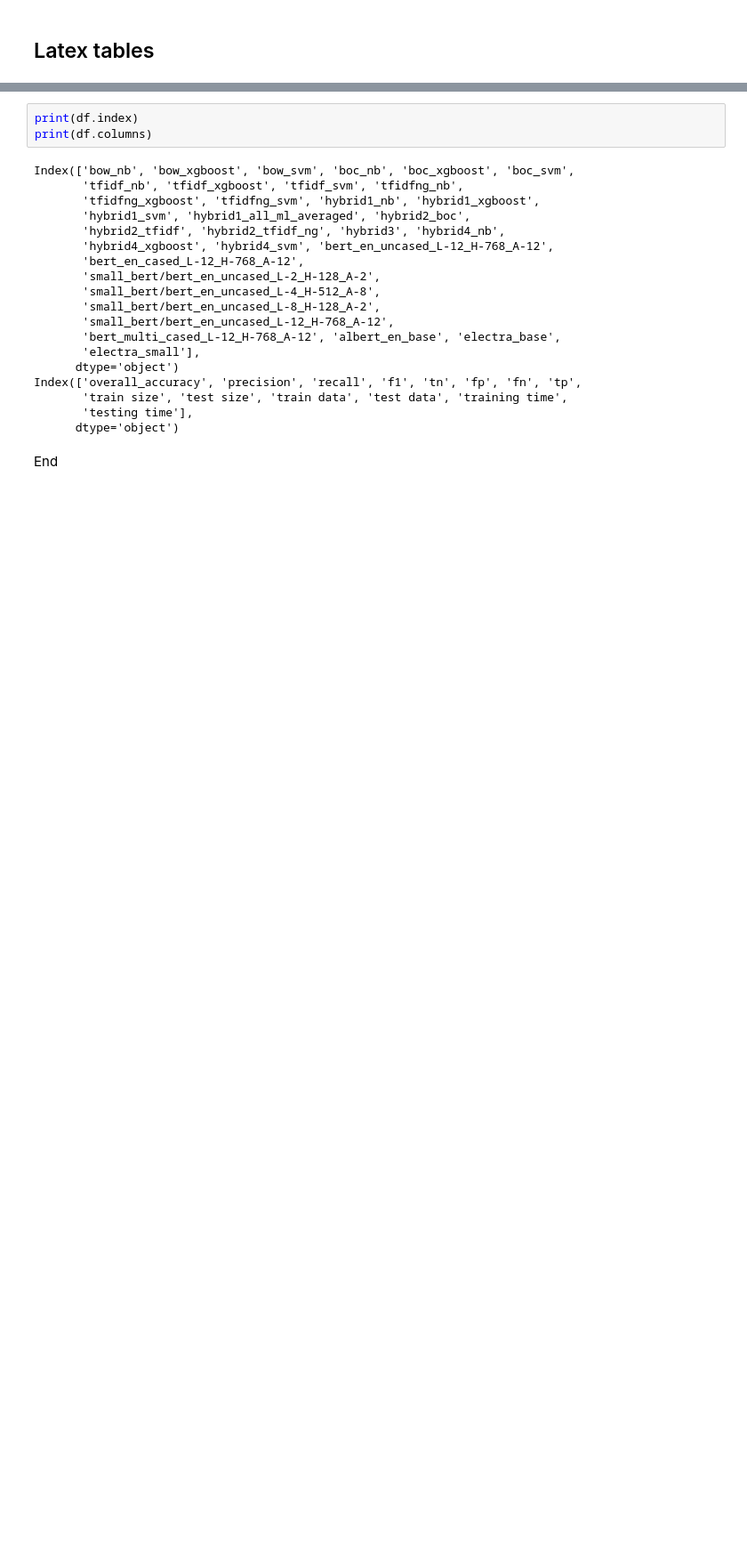
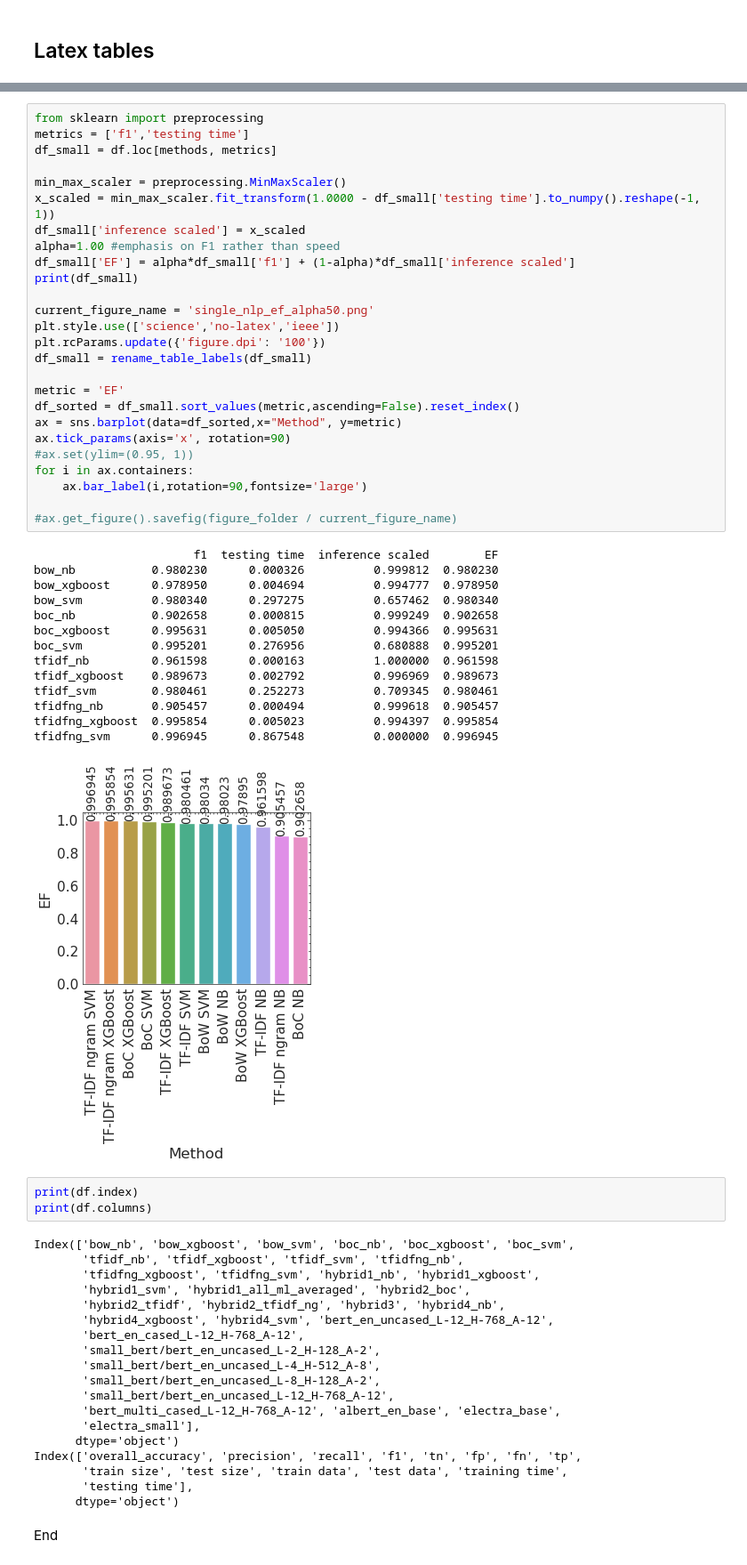
Before and after one commit to gdrlab/cascaded-sqli-detection, a Jupyter notebook: utils/Demonstrate_test_results.ipynb, the cells around one changed output, grey strips where cells are left out. Shown: that part at 89% size. Saved outputs shown, nothing was run; the diff lists cells and outputs as text; blank space fills up the shorter version.

```diff
--- a/utils/Demonstrate_test_results.ipynb
+++ b/utils/Demonstrate_test_results.ipynb
@@ -276,3 +327,44 @@ dtype: float64
+# %%
+from sklearn import preprocessing
+metrics = ['f1','testing time']
+df_small = df.loc[methods, metrics]
+
+min_max_scaler = preprocessing.MinMaxScaler()
+x_scaled = min_max_scaler.fit_transform(1.0000 - df_small['testing time'].to_numpy().reshape(-1, 1))
+df_small['inference scaled'] = x_scaled
+alpha=1.00 #emphasis on F1 rather than speed
+df_small['EF'] = alpha*df_small['f1'] + (1-alpha)*df_small['inference scaled']
+print(df_small)
+
+current_figure_name = 'single_nlp_ef_alpha50.png'
+plt.style.use(['science','no-latex','ieee'])
+plt.rcParams.update({'figure.dpi': '100'})
+df_small = rename_table_labels(df_small)
+
+metric = 'EF'
+df_sorted = df_small.sort_values(metric,ascending=False).reset_index()
+ax = sns.barplot(data=df_sorted,x="Method", y=metric)
+ax.tick_params(axis='x', rotation=90)
+#ax.set(ylim=(0.95, 1))
+for i in ax.containers:
+    ax.bar_label(i,rotation=90,fontsize='large')
+
+#ax.get_figure().savefig(figure_folder / current_figure_name)
+# %% [output]
+                       f1  testing time  inference scaled        EF
+bow_nb           0.980230      0.000326          0.999812  0.980230
+bow_xgboost      0.978950      0.004694          0.994777  0.978950
+bow_svm          0.980340      0.297275          0.657462  0.980340
+boc_nb           0.902658      0.000815          0.999249  0.902658
+boc_xgboost      0.995631      0.005050          0.994366  0.995631
+boc_svm          0.995201      0.276956          0.680888  0.995201
+tfidf_nb         0.961598      0.000163          1.000000  0.961598
+tfidf_xgboost    0.989673      0.002792          0.996969  0.989673
+tfidf_svm        0.980461      0.252273          0.709345  0.980461
+tfidfng_nb       0.905457      0.000494          0.999618  0.905457
+tfidfng_xgboost  0.995854      0.005023          0.994397  0.995854
+tfidfng_svm      0.996945      0.867548          0.000000  0.996945
+[figure, added]
 # %%
 print(df.index)
 print(df.columns)
```
Also changed, not shown: parts of 15 cells of this notebook, 1 other file.
